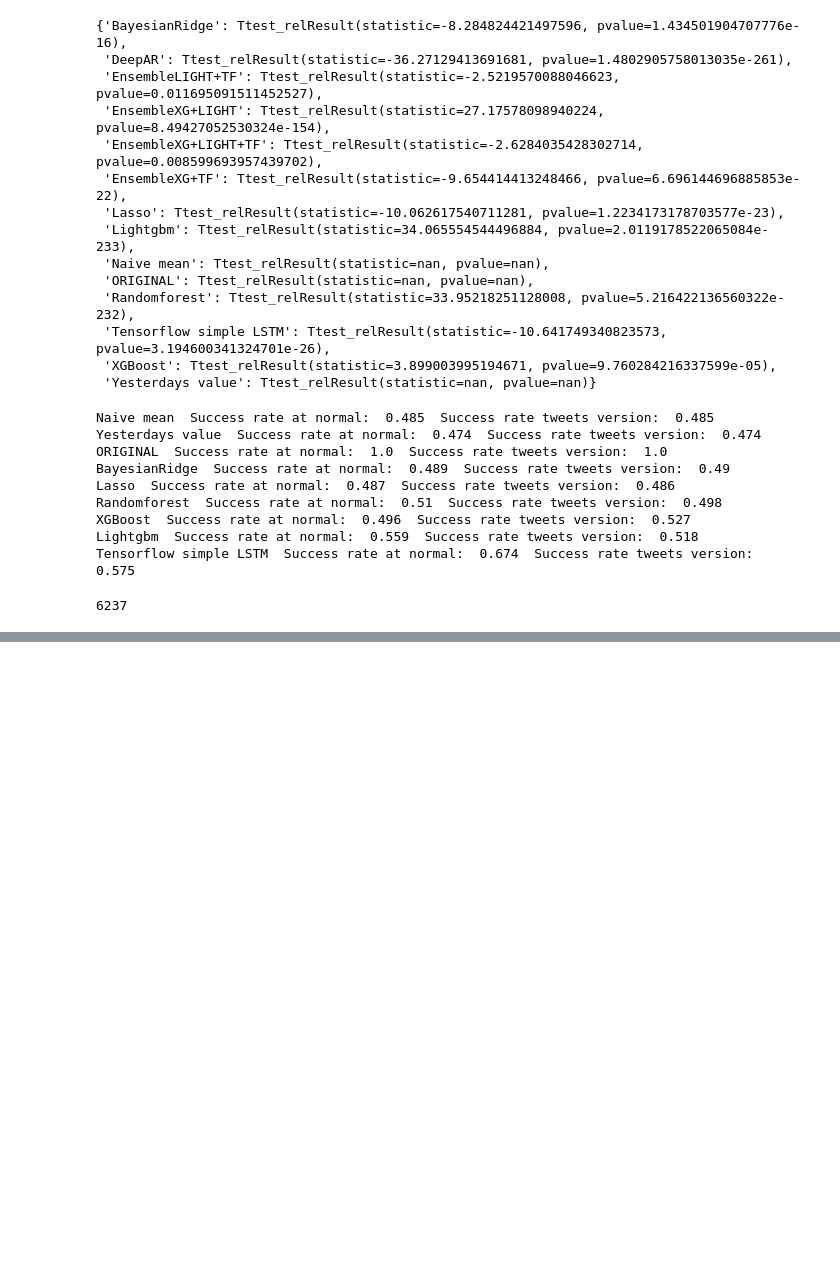
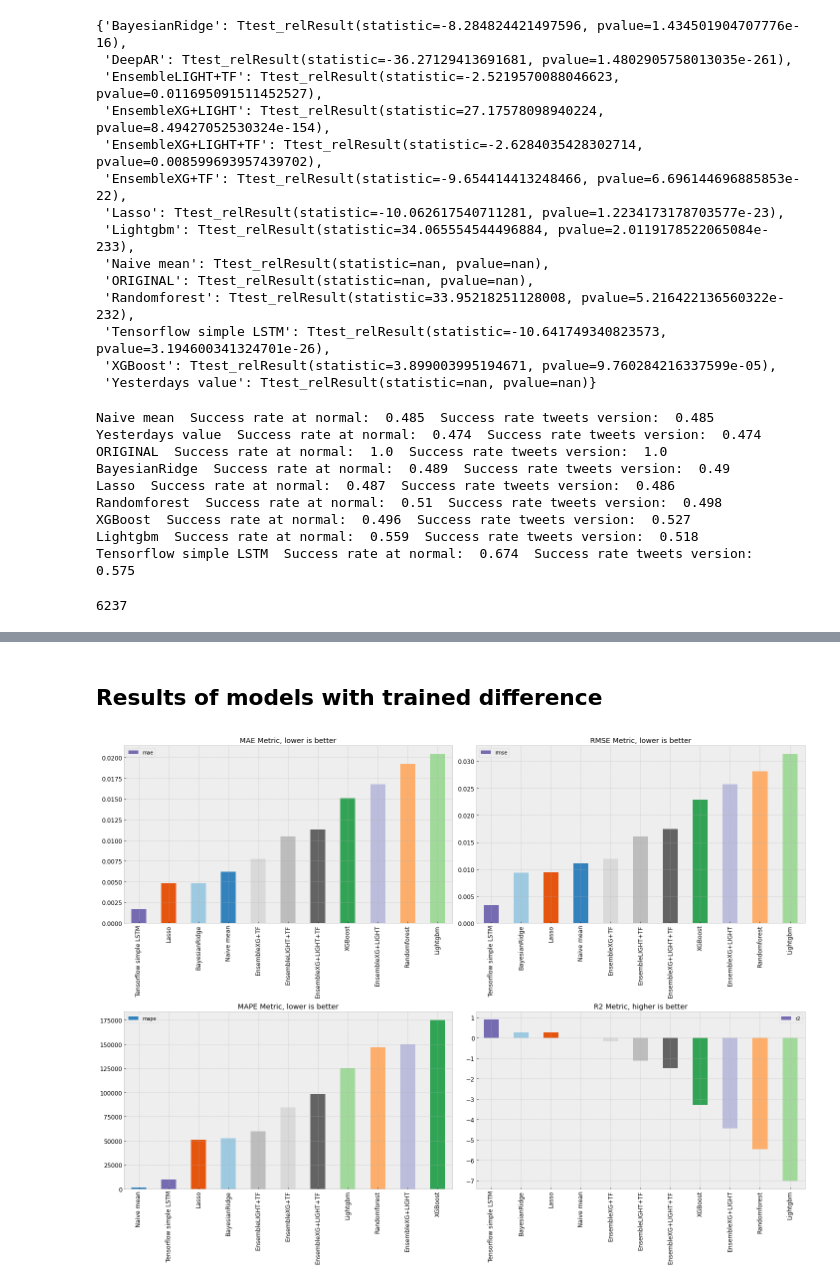
Before and after one commit to aburak256/Currency-with-Twitter, a Jupyter notebook: Results.ipynb, the cells around one changed output, grey strips where cells are left out. Cells and saved outputs as stored; diff of their text form; code cells hidden in the pictures; blank space fills up the shorter version.

```diff
--- a/Results.ipynb
+++ b/Results.ipynb
@@ -257,0 +358,6 @@ del resultsDictTweets['DeepAR']
+# %% [markdown]
+## Results of models with trained difference
+# %%
+bar_metrics(resultsDict)
+# %% [output]
+[figure, added]
```
Also changed, not shown: parts of 9 cells of this notebook.
